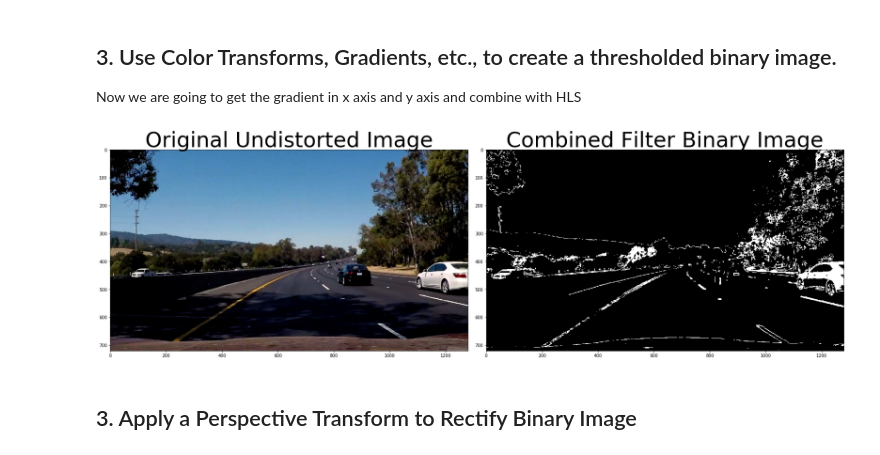
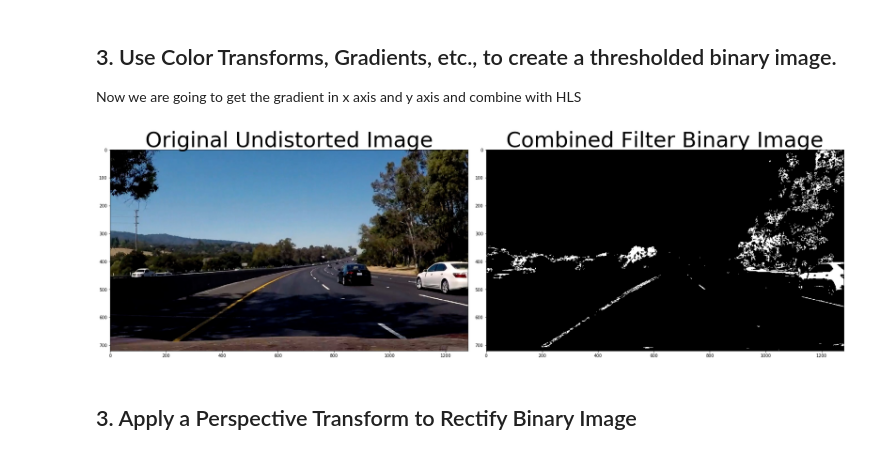
Before and after one commit to Jianshu-Wang/CarND-Advanced-Lane-Lines, a Jupyter notebook: Report.ipynb, the cells around one changed output. Cells and saved outputs as stored; diff of their text form; code cells hidden in the pictures.

```diff
--- a/Report.ipynb
+++ b/Report.ipynb
@@ -102,7 +102,7 @@ def combine_select(img, Sthresh=(0, 255), mag_thresh=(0, 255), sobel_kernel=3):
     binary_S[(S > Sthresh[0]) & (S <= Sthresh[1])] = 1
 
 
-    Lthresh = (210,255)
+    Lthresh = (220,255)
     luv = cv2.cvtColor(img, cv2.COLOR_RGB2LUV)
     L = luv[:,:,0]
     binary_L = np.zeros_like(L)
@@ -130,35 +130,35 @@ def combine_select(img, Sthresh=(0, 255), mag_thresh=(0, 255), sobel_kernel=3):
     scaled_sobel = np.uint8(255*sobel/np.max(sobel))
     # 7) Create a binary mask where mag thresholds are met
     thresh_min = mag_thresh[0]
     thresh_max = mag_thresh[1]
     sbinary = np.zeros_like(scaled_sobel)
     sbinary[(scaled_sobel >= thresh_min) & (scaled_sobel <= thresh_max)] = 1
 
 
     combined_binary = np.zeros_like(sbinary)
-    combined_binary[((binary_B == 1) & (binary_S == 1))|(binary_L == 1)|(sbinary == 1)] = 1
+    combined_binary[((binary_B == 1) & (binary_S == 1))|(binary_L == 1)] = 1
 
     # 8) Return a binary image of threshold result
     binary_output = np.copy(combined_binary) # placeholder line
     #binary_output = np.copy(sbinary) # placeholder line
     return binary_output
 
 combine_binary = combine_select(undistorted, Sthresh=(90, 150), mag_thresh=(70, 255))
 #result_path = '/Users/jianshuwang/Desktop/CarND-Advanced-Lane-Lines/output_images/test_out.jpg'
 
 #cv2.imwrite(result_path,combine_binary)
 # Plot the result
 f, (ax1, ax2) = plt.subplots(1, 2, figsize=(24, 9))
 f.tight_layout()
 ax1.imshow(img)
 ax1.set_title('Original Undistorted Image', fontsize=50)
 ax2.imshow(combine_binary, cmap='gray')
 ax2.set_title('Combined Filter Binary Image', fontsize=50)
 plt.subplots_adjust(left=0., right=1, top=0.9, bottom=0.)
 
 plt.savefig('output_images/gradient_binary_result.png')
 # %% [output]
-[figure, old version]
+[figure, new version]
 # %% [markdown]
 ## 3. Apply a Perspective Transform to Rectify Binary Image
 # %%
```
Also changed, not shown: parts of 3 cells of this notebook, 5 other files.
